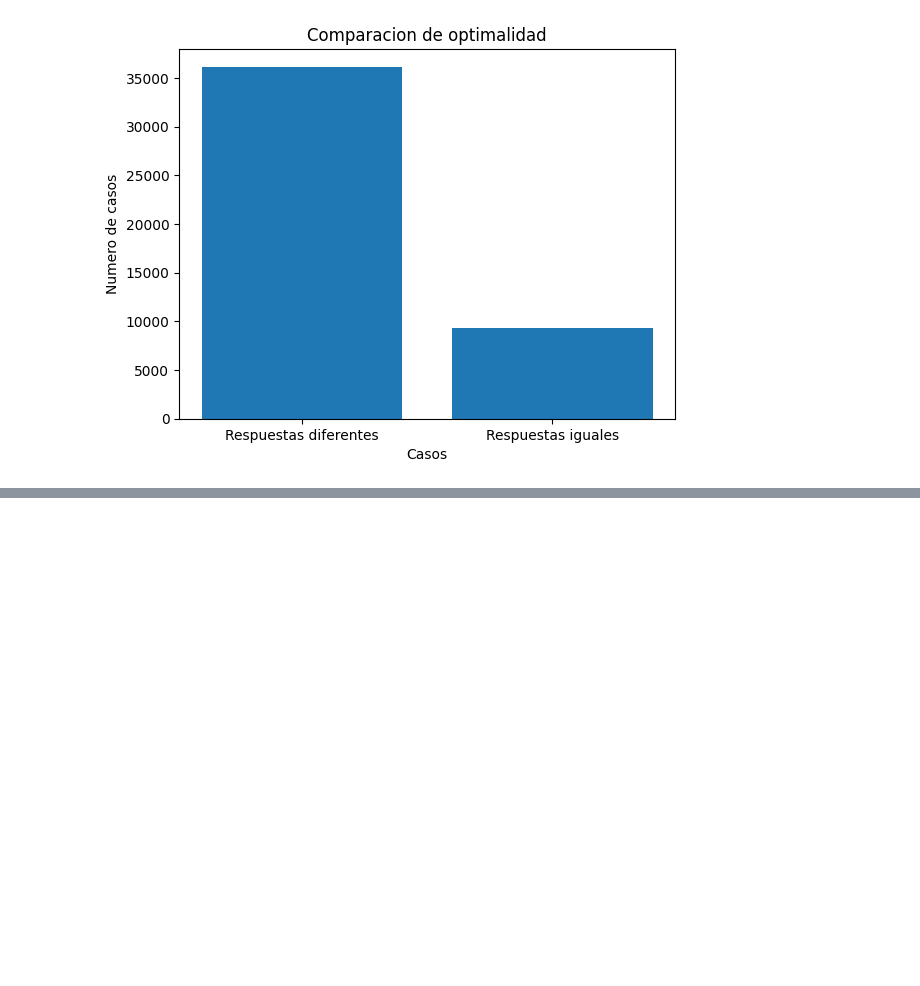
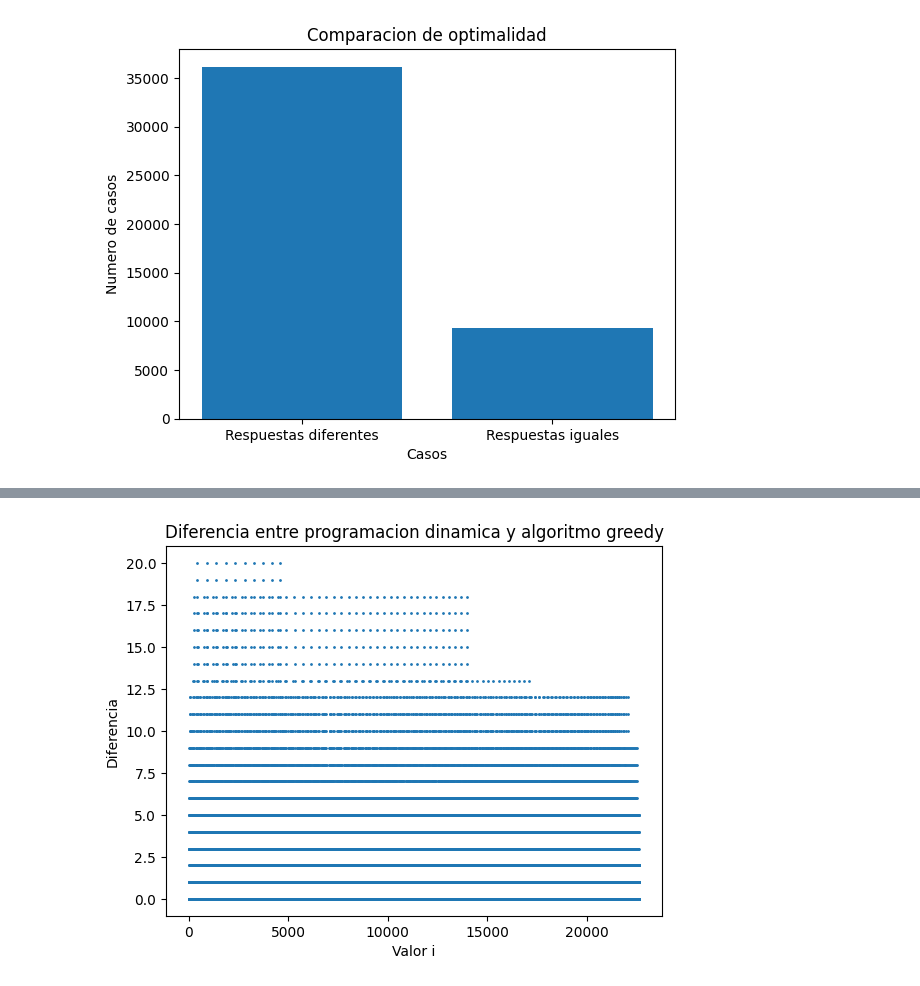
Before and after one commit to tomasemanuel/TeoriaDeAlgoritmos, a Jupyter notebook: Tp_1/caso_2.ipynb, the cells around one changed output, grey strips where cells are left out. Saved outputs shown, nothing was run; the diff lists cells and outputs as text; code cells hidden in the pictures; blank space fills up the shorter version.

```diff
--- a/Tp_1/caso_2.ipynb
+++ b/Tp_1/caso_2.ipynb
@@ -641,3 +668,11 @@ plt.show()
+# %%
+plt.plot(range(soborno), diferencia, 'o',markersize=1)
+plt.title('Diferencia entre programacion dinamica y algoritmo greedy')
+plt.xlabel('Valor i')
+plt.ylabel('Diferencia')
+plt.show()
+# %% [output]
+[figure, added]
 # %% [markdown]
 <a style='text-decoration:none;line-height:16px;display:flex;color:#5B5B62;padding:10px;justify-content:end;' href='https://deepnote.com?utm_source=created-in-deepnote-cell&projectId=ce4f0774-4d00-43aa-a62b-01f4fb127c2a' target="_blank">
 <img alt='Created in deepnote.com' style='display:inline;max-height:16px;margin:0px;margin-right:7.5px;' src='embedded-picture-1' > </img>
```
Also changed, not shown: parts of 2 cells of this notebook, 1 other file.
